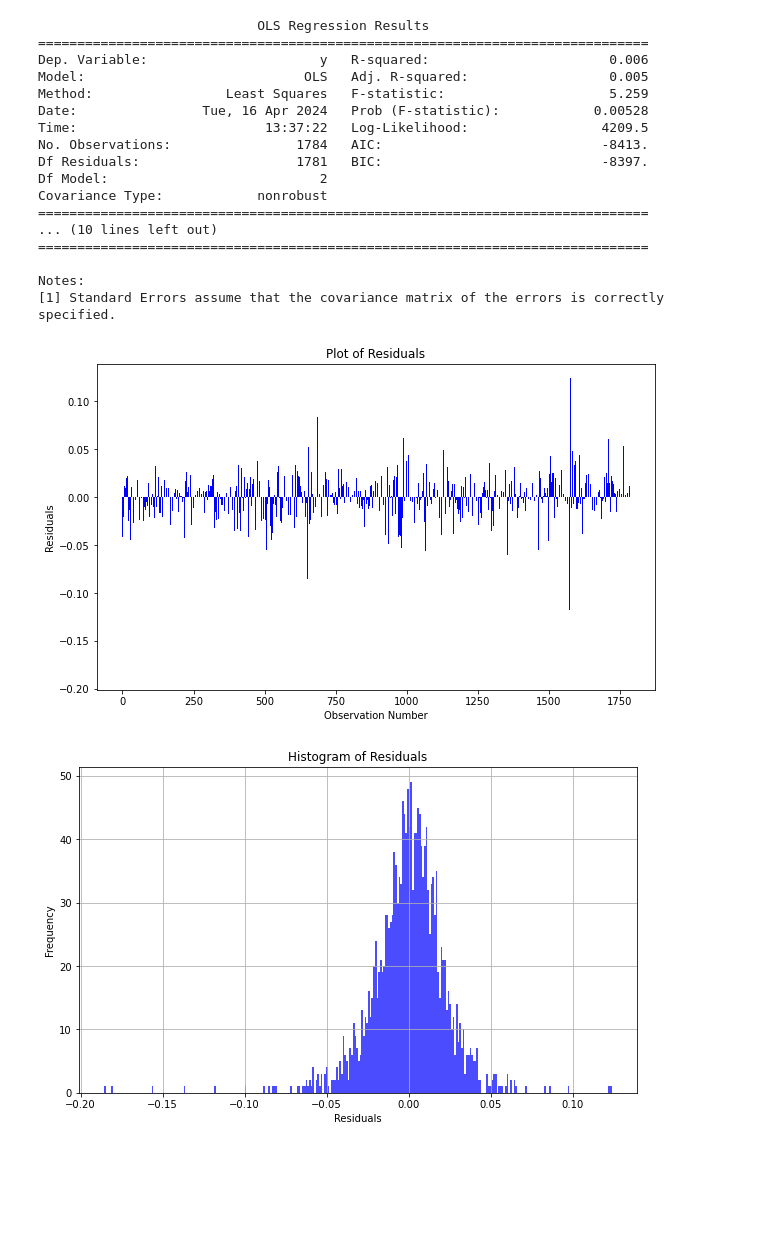
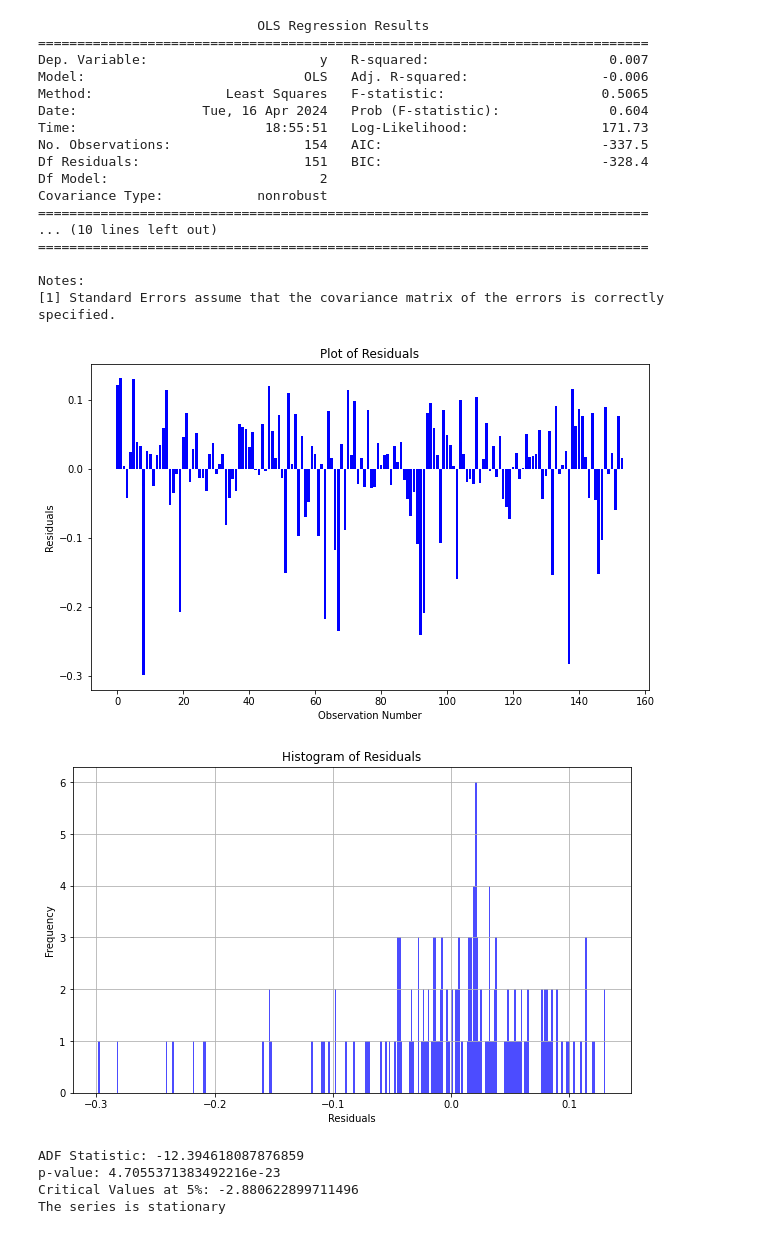
Before and after one commit to Philip-Lacava/Asset-Price-Bubble-Detection, a Jupyter notebook: Bubble Model 2.ipynb, the cells around one changed output. Saved outputs shown, nothing was run; the diff lists cells and outputs as text; code cells hidden in the pictures; blank space fills up the shorter version.

Commit message:
tau test stats

```diff
--- a/Bubble Model 2.ipynb
+++ b/Bubble Model 2.ipynb
@@ -10,18 +10,19 @@ from statsmodels.tsa.seasonal import seasonal_decompose
 from statsmodels.graphics.tsaplots import plot_acf, plot_pacf
 import statsmodels.api as sm
 from scipy.stats import norm
+from arch import arch_model
 
 
 # Read data from yfinance
 ticker = '^DJA'
-start = '1990-01-01'
+start = '1984-01-01'
 end = '2024-04-01'
-data = yf.download(ticker, start, end, interval='1wk')['Close']
+data = yf.download(ticker, start, end, interval='3mo')['Close']
 price = data.values.flatten()
 T = len(price)
 
 # Create a date range and set frequency
-date = pd.date_range(start='1990-01-01', periods=T, freq='w')
+date = pd.date_range(start='1984-01-01', periods=T, freq='3m')
 
 # Initial settings for the SADF test window
 r0 = 0.01 + 1.8 / np.sqrt(T)
@@ -33,5 +34,6 @@ log_price = np.array(np.log(price))
 delta_log_price = log_price[1:] - log_price[:-1]
 
 date_diff = date[1:]
+print(len(date))
 # %% [output]
 [*********************100%%**********************]  1 of 1 completed
@@ -175,6 +178,24 @@ def estimate_lag_effect(ts, lags):
     result = model.fit()
 
     return result
+# %%
+def check_stationarity(ts):
+    # Conduct the Augmented Dickey-Fuller test
+    dftest = adfuller(ts, autolag='AIC')  # Using AIC to choose the best lag
+    adf = dftest[0]
+    pvalue = dftest[1]
+    critical_value = dftest[4]['5%']  # Retrieving the critical value for 5% significance
+
+    # Print results
+    print(f'ADF Statistic: {adf}')
+    print(f'p-value: {pvalue}')
+    print(f'Critical Values at 5%: {critical_value}')
+
+    # Evaluate stationarity based on the p-value and the ADF statistic
+    if (pvalue < 0.05) and (adf < critical_value):
+        print('The series is stationary')
+    else:
+        print('The series is NOT stationary')
 # %%
 # Risiduals of lag effect regression
 result = estimate_lag_effect(delta_log_price, lags=2)
@@ -182,39 +203,45 @@ print(result.summary())
 
 residuals = result.resid
 
 # Plotting the residuals on a bar graph
 plt.figure(figsize=(10, 6))
 plt.bar(range(len(residuals)), residuals, color='blue')
 plt.xlabel('Observation Number')
 plt.ylabel('Residuals')
 plt.title('Plot of Residuals')
 plt.show()
 
 # Plotting the residuals on a histogram
 plt.figure(figsize=(10, 6))
 plt.hist(residuals, bins= 300, color='blue', alpha=0.7)
 plt.xlabel('Residuals')
 plt.ylabel('Frequency')
 plt.title('Histogram of Residuals')
 plt.grid(True)
 plt.show()
+
+check_stationarity(residuals)
 # %% [output]
                             OLS Regression Results
 ==============================================================================
-Dep. Variable:                      y   R-squared:                       0.006
-Model:                            OLS   Adj. R-squared:                  0.005
-Method:                 Least Squares   F-statistic:                     5.259
-Date:                Tue, 16 Apr 2024   Prob (F-statistic):            0.00528
-Time:                        13:37:22   Log-Likelihood:                 4209.5
-No. Observations:                1784   AIC:                            -8413.
-Df Residuals:                    1781   BIC:                            -8397.
+Dep. Variable:                      y   R-squared:                       0.007
+Model:                            OLS   Adj. R-squared:                 -0.006
+Method:                 Least Squares   F-statistic:                    0.5065
+Date:                Tue, 16 Apr 2024   Prob (F-statistic):              0.604
+Time:                        18:55:51   Log-Likelihood:                 171.73
+No. Observations:                 154   AIC:                            -337.5
+Df Residuals:                     151   BIC:                            -328.4
 Df Model:                           2
 Covariance Type:            nonrobust
 ==============================================================================
 ... (10 lines left out)
 ==============================================================================
 
 Notes:
 [1] Standard Errors assume that the covariance matrix of the errors is correctly specified.
-[figure, old version]
+[figure, new version]
-[figure, old version]
+[figure, new version]
+ADF Statistic: -12.394618087876859
+p-value: 4.7055371383492216e-23
+Critical Values at 5%: -2.880622899711496
+The series is stationary
```
Also changed, not shown: parts of 9 cells of this notebook, 1 other file.
